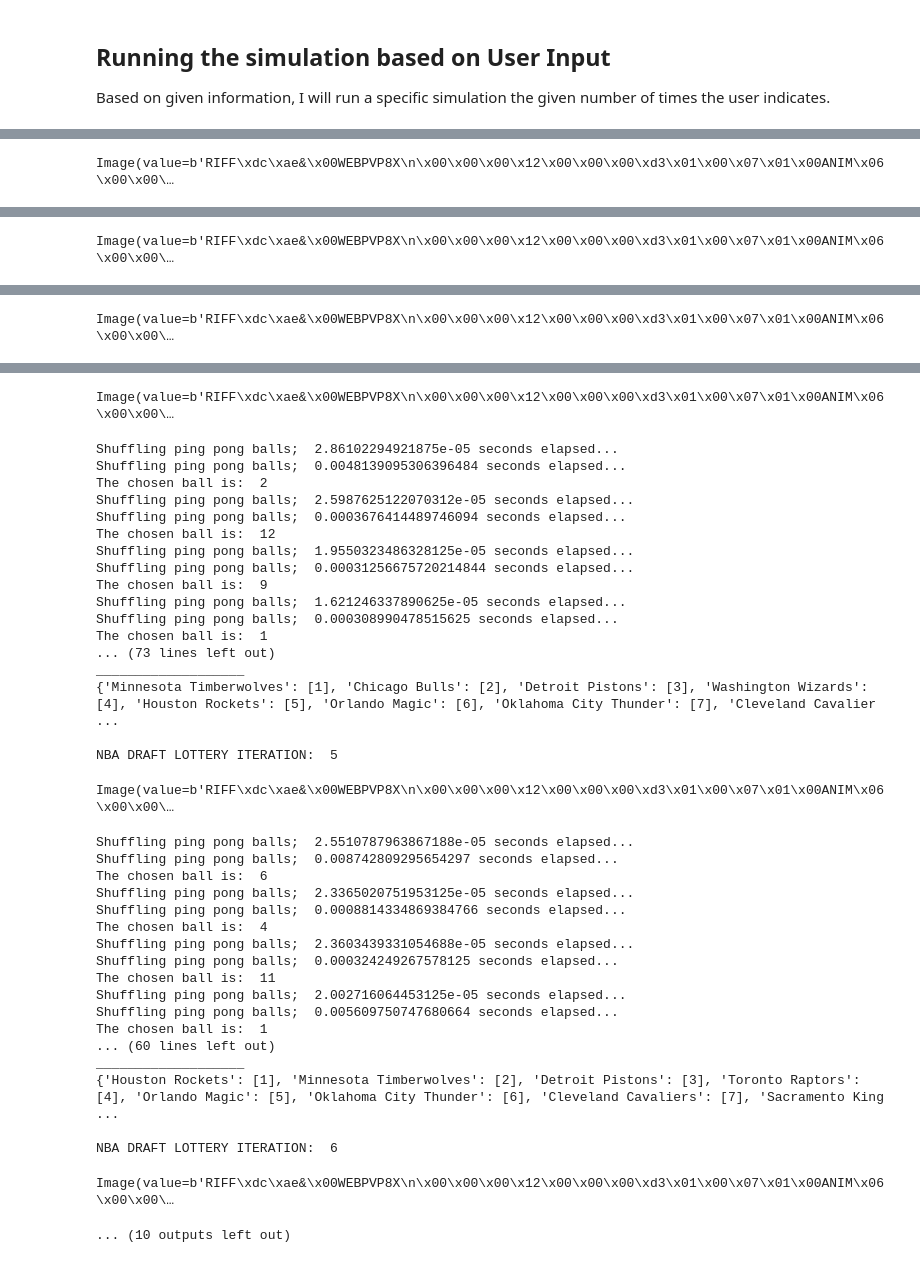
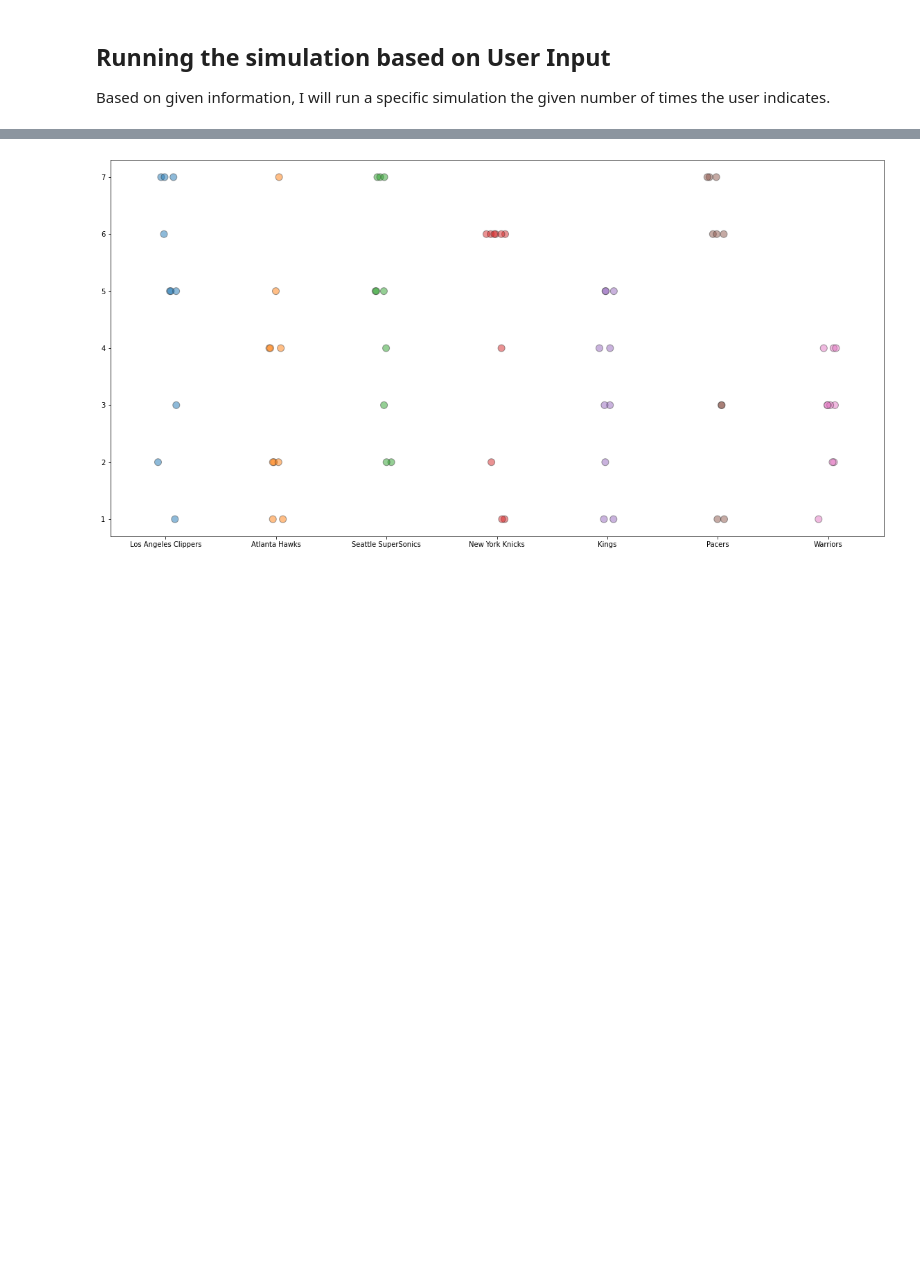
Before and after one commit to abhivadali13/2021_Spring_finals, a Jupyter notebook: vadali_abhi_nbadraftlottery_montecarlosimulation.ipynb, the cells around one changed output, grey strips where cells are left out. Drawn from its saved outputs; the diff is of its cells as text; code cells hidden in the pictures; blank space fills up the shorter version.

```diff
--- a/vadali_abhi_nbadraftlottery_montecarlosimulation.ipynb
+++ b/vadali_abhi_nbadraftlottery_montecarlosimulation.ipynb
@@ -657,7 +679,7 @@ Based on given information, I will run a specific simulation the given number of
 user_iterations = 1
 
 #handle user input here
-user_input = 'r'
+user_input = 'o'
 
 #handle gif here
 gif = 'nba_lottery.gif'
@@ -677,21 +699,31 @@ while user_iterations <= 10:
     print()
     print("NBA DRAFT LOTTERY ITERATION: ", user_iterations)
     print()
-    ping_pong_ball_combinations, unassigned_combination = combinations_creator(user_input)
+    if user_input != 'o':
+      team_odds, team_from_playoffs, odds_wild_card = odds_creator(user_input, user_iterations, team_from_playoffs, odds_wild_card)
 
-    team_odds, team_from_playoffs, odds_wild_card = odds_creator(user_input, user_iterations, team_from_playoffs, odds_wild_card)
-
-    if user_input == 's':
+    if user_input == 'm':
         count = 100
         multinomial_simulator(team_odds, count)
         user_iterations += 1
 
+    elif user_input == 'o':
+        rig_result = bernoulli_random_trial()
+        rig_odds = nba_rigging_odds(rig_result)
+        pick_dict = nba_1985_draft_lottery_simulator(rig_odds)
+        if user_iterations == 1:
+          aggregate_team_data = pick_dict
+        else:
+          for i in aggregate_team_data:
+            aggregate_team_data[i] += pick_dict[i]
+        user_iterations += 1
+
     else:
+        ping_pong_ball_combinations, unassigned_combination = combinations_creator(user_input)
         team_combinations = odds_assigner(ping_pong_ball_combinations, unassigned_combination, team_odds)
         display.display(lottery_gif) #start of lottery shuffling
         print()
         team_results = lottery_results(team_combinations, unassigned_combination, user_input)
-        print(team_results)
         if user_iterations == 1:
           aggregate_team_data = team_results
         else:
@@ -699,9 +731,10 @@ while user_iterations <= 10:
             aggregate_team_data[i] += team_results[i]
         user_iterations += 1
 
-print()
-team_counted_data = team_stats_calculator(aggregate_team_data)
-team_sim_data(team_counted_data, user_iterations)
-team_data_plotter(team_counted_data)
+if user_input != 'm' and user_input != 'M':
+  print()
+  team_counted_data = team_stats_calculator(aggregate_team_data)
+  team_sim_data(team_counted_data, user_iterations)
+  team_data_plotter(team_counted_data)
 # %% [output]
 NBA DRAFT LOTTERY ITERATION:  1
@@ -708 +756,0 @@ NBA DRAFT LOTTERY ITERATION:  1
-Image(value=b'RIFF\xdc\xae&\x00WEBPVP8X\n\x00\x00\x00\x12\x00\x00\x00\xd3\x01\x00\x07\x01\x00ANIM\x06\x00\x00\…
@@ -726 +756,0 @@ NBA DRAFT LOTTERY ITERATION:  2
-Image(value=b'RIFF\xdc\xae&\x00WEBPVP8X\n\x00\x00\x00\x12\x00\x00\x00\xd3\x01\x00\x07\x01\x00ANIM\x06\x00\x00\…
@@ -744 +756,0 @@ NBA DRAFT LOTTERY ITERATION:  3
-Image(value=b'RIFF\xdc\xae&\x00WEBPVP8X\n\x00\x00\x00\x12\x00\x00\x00\xd3\x01\x00\x07\x01\x00ANIM\x06\x00\x00\…
@@ -762,38 +757 @@ NBA DRAFT LOTTERY ITERATION:  4
-Image(value=b'RIFF\xdc\xae&\x00WEBPVP8X\n\x00\x00\x00\x12\x00\x00\x00\xd3\x01\x00\x07\x01\x00ANIM\x06\x00\x00\…
-Shuffling ping pong balls;  2.86102294921875e-05 seconds elapsed...
-Shuffling ping pong balls;  0.0048139095306396484 seconds elapsed...
-The chosen ball is:  2
-Shuffling ping pong balls;  2.5987625122070312e-05 seconds elapsed...
-Shuffling ping pong balls;  0.0003676414489746094 seconds elapsed...
-The chosen ball is:  12
-Shuffling ping pong balls;  1.9550323486328125e-05 seconds elapsed...
-Shuffling ping pong balls;  0.00031256675720214844 seconds elapsed...
-The chosen ball is:  9
-Shuffling ping pong balls;  1.621246337890625e-05 seconds elapsed...
-Shuffling ping pong balls;  0.000308990478515625 seconds elapsed...
-The chosen ball is:  1
-... (73 lines left out)
-___________________
-{'Minnesota Timberwolves': [1], 'Chicago Bulls': [2], 'Detroit Pistons': [3], 'Washington Wizards': [4], 'Houston Rockets': [5], 'Orlando Magic': [6], 'Oklahoma City Thunder': [7], 'Cleveland Cavalier ...
-
-NBA DRAFT LOTTERY ITERATION:  5
-Image(value=b'RIFF\xdc\xae&\x00WEBPVP8X\n\x00\x00\x00\x12\x00\x00\x00\xd3\x01\x00\x07\x01\x00ANIM\x06\x00\x00\…
-Shuffling ping pong balls;  2.5510787963867188e-05 seconds elapsed...
-Shuffling ping pong balls;  0.008742809295654297 seconds elapsed...
-The chosen ball is:  6
-Shuffling ping pong balls;  2.3365020751953125e-05 seconds elapsed...
-Shuffling ping pong balls;  0.0008814334869384766 seconds elapsed...
-The chosen ball is:  4
-Shuffling ping pong balls;  2.3603439331054688e-05 seconds elapsed...
-Shuffling ping pong balls;  0.000324249267578125 seconds elapsed...
-The chosen ball is:  11
-Shuffling ping pong balls;  2.002716064453125e-05 seconds elapsed...
-Shuffling ping pong balls;  0.005609750747680664 seconds elapsed...
-The chosen ball is:  1
-... (60 lines left out)
-___________________
-{'Houston Rockets': [1], 'Minnesota Timberwolves': [2], 'Detroit Pistons': [3], 'Toronto Raptors': [4], 'Orlando Magic': [5], 'Oklahoma City Thunder': [6], 'Cleveland Cavaliers': [7], 'Sacramento King ...
-
-NBA DRAFT LOTTERY ITERATION:  6
-Image(value=b'RIFF\xdc\xae&\x00WEBPVP8X\n\x00\x00\x00\x12\x00\x00\x00\xd3\x01\x00\x07\x01\x00ANIM\x06\x00\x00\…
-... (10 outputs left out)
+[figure, added]
```
Also changed, not shown: parts of 10 cells of this notebook.
